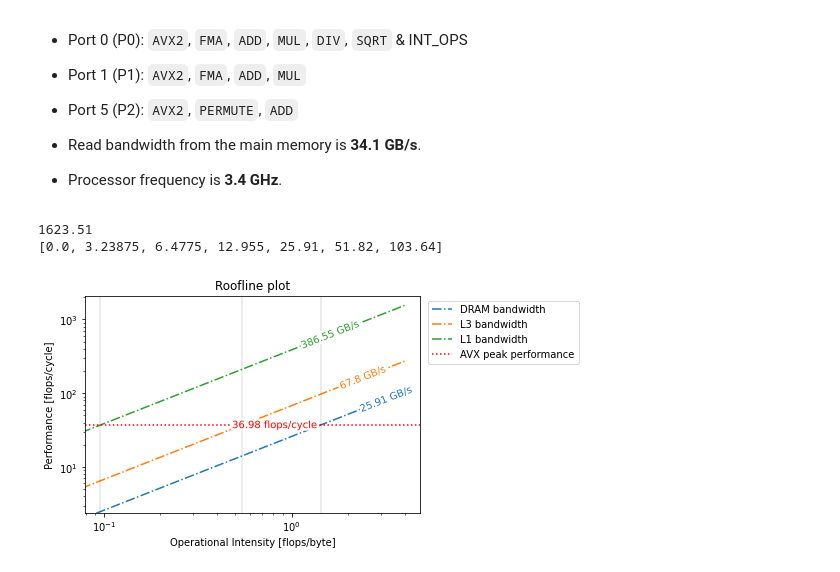
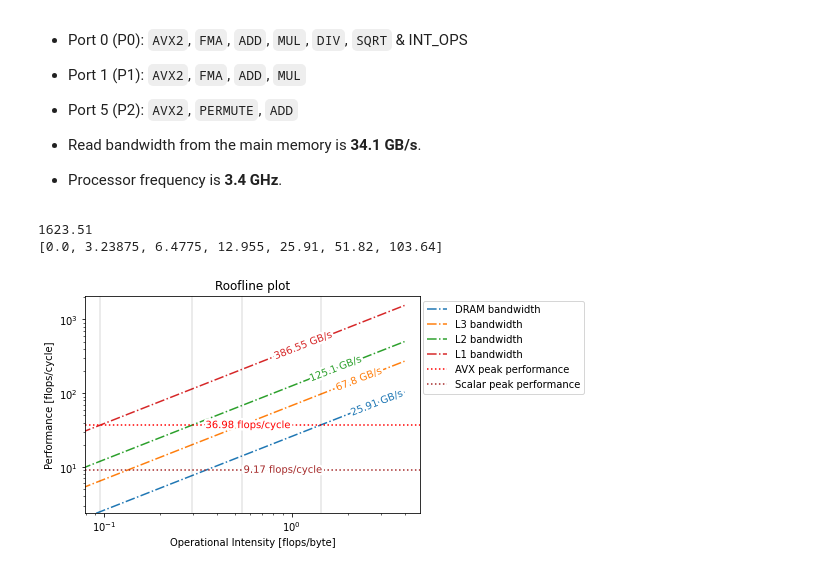
Before and after one commit to Sh-Anand/Fast-Generalized-Floyd-Warshall, a Jupyter notebook: roofline.ipynb, the cells around one changed output. Saved outputs shown, nothing was run; the diff lists cells and outputs as text; code cells hidden in the pictures.

Commit message:
added L2 bandwidth and scalar peak performance

```diff
--- a/roofline.ipynb
+++ b/roofline.ipynb
@@ -22,15 +22,19 @@ Consider a processor with the following hardware parameters (assume 1GB = 109B):
 # %%
 beta_DRAM = 25.91
 beta_L3 = 67.8
+beta_L2 = 125.1
 beta_L1 = 386.55
 pi = 36.98
+pi_scalar = 9.17
 mem_comp_DRAM = pi/beta_DRAM
 mem_comp_L3 = pi/beta_L3
+mem_comp_L2 = pi/beta_L2
 mem_comp_L1 = pi/beta_L1
 
 I_n = [0.0, 0.125, 0.25, 0.5, 1.0, 2.0, 4.0]
 roofline_DRAM = [x*beta_DRAM for x in I_n]
 roofline_L3 = [x*beta_L3 for x in I_n]
+roofline_L2 = [x*beta_L2 for x in I_n]
 roofline_L1 = [x*beta_L1 for x in I_n]
 #peak_perf = [pi for i in range(len(I_n)) if pi <= I_n[i]]
 # %%
@@ -38,10 +42,11 @@ roofline_L1 = [x*beta_L1 for x in I_n]
 fig, ax = plt.subplots(1, 1)
 ax.plot(I_n, roofline_DRAM, '-.', label = "25.91 GB/s")
 ax.plot(I_n, roofline_L3, '-.', label = "67.8 GB/s")
+ax.plot(I_n, roofline_L2, '-.', label = "125.1 GB/s")
 ax.plot(I_n, roofline_L1, '-.', label = "386.55 GB/s")
 
 ax.axhline(y = pi, color = 'r', linestyle = ':', label = "36.98 flops/cycle")
-
+ax.axhline(y = pi_scalar, color = 'brown', linestyle = ':', label = "9.17 flops/cycle")
 # Plot performances
 #compI = 1.0/3.0
 #comp1y, comp2y = (3.2, 4)
@@ -49,32 +54,33 @@ ax.axhline(y = pi, color = 'r', linestyle = ':', label = "36.98 flops/cycle")
 #plt.plot(compI, comp2y, marker="o", markersize=5, markerfacecolor="blue", label="comp2")
 
 #compI2 = 8.0/15.0
 #plt.plot(compI2, comp1y, marker="o", markersize=5, markerfacecolor="green", label="comp1")
 #plt.plot(compI2, comp2y, marker="o", markersize=5, markerfacecolor="orange", label="comp2")
 _, ymax = ax.get_ybound()
 print(ymax)
 print(roofline_DRAM)
 ax.axvline(x = mem_comp_DRAM,  color = 'black', alpha = 0.1, linestyle = '-') #ymax = np.log(pi) / np.log(ymax),
 ax.axvline(x = mem_comp_L3, color = 'black', alpha = 0.1, linestyle = '-')
+ax.axvline(x = mem_comp_L2,  color = 'black', alpha = 0.1, linestyle = '-')
 ax.axvline(x = mem_comp_L1,  color = 'black', alpha = 0.1, linestyle = '-')
 
 labellines.labelLines(plt.gca().get_lines(),zorder=2.5)
 
 # Title axis and graph
 plt.title('Roofline plot')
 plt.xlabel('Operational Intensity [flops/byte]')
 plt.ylabel('Performance [flops/cycle]')
 
 # Make plot log-log
 plt.xscale('log')
 plt.yscale('log')
 
 # Plot legend
-mylabels = ["DRAM bandwidth", "L3 bandwidth","L1 bandwidth", "AVX peak performance"]
+mylabels = ["DRAM bandwidth", "L3 bandwidth","L2 bandwidth","L1 bandwidth", "AVX peak performance", "Scalar peak performance"]
 plt.legend(bbox_to_anchor = (1.25, 1), loc = 'upper center', labels = mylabels)
 
 plt.show()
 # %% [output]
 1623.51
 [0.0, 3.23875, 6.4775, 12.955, 25.91, 51.82, 103.64]
-[figure, old version]
+[figure, new version]
```
